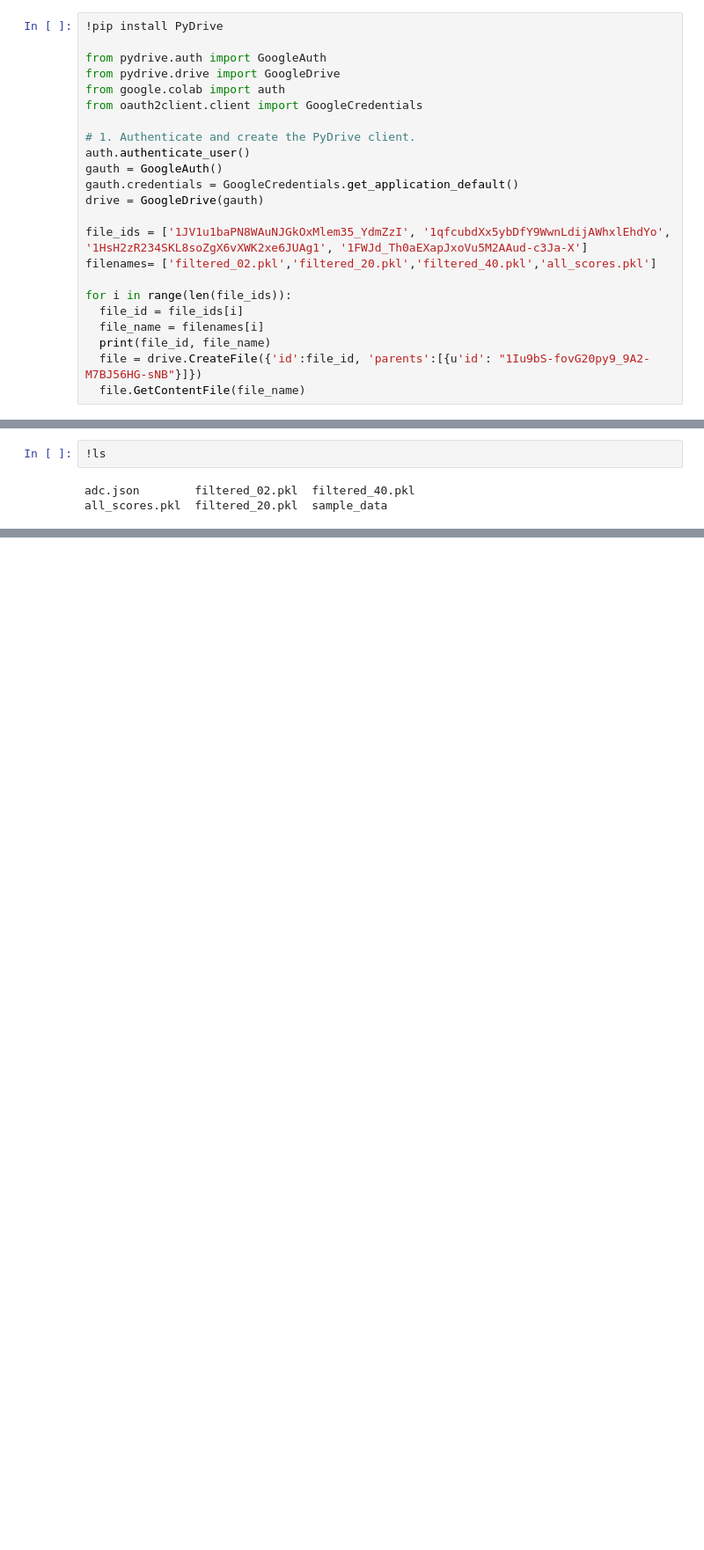
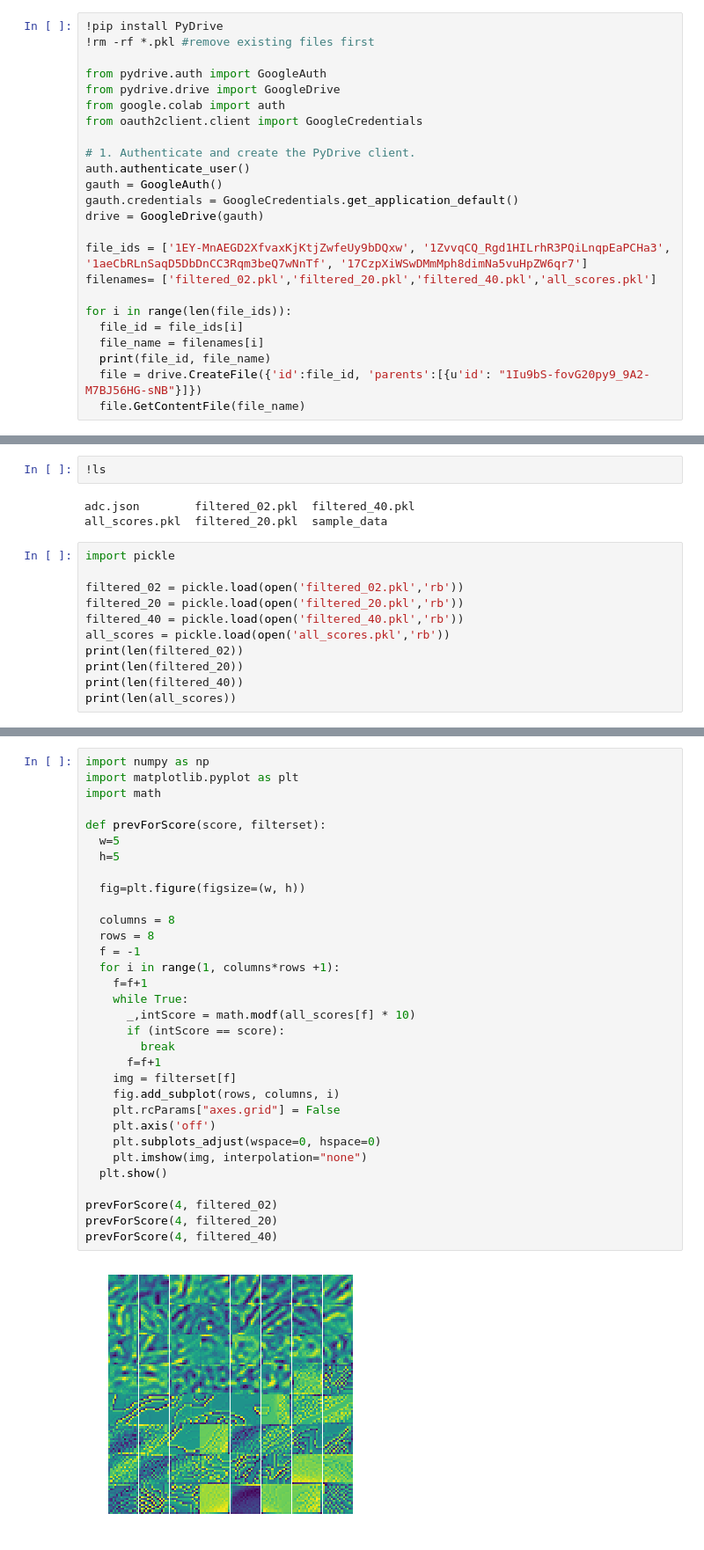
Before and after one commit to adifatol/BIQA, a Jupyter notebook: modelTraining.ipynb, the cells around one changed output, grey strips where cells are left out. Shown: that part at 88% size. Cells and saved outputs as stored; diff of their text form; blank space fills up the shorter version.

```diff
--- a/modelTraining.ipynb
+++ b/modelTraining.ipynb
@@ -4,6 +4,7 @@
 # Loading the features
 # %%
 !pip install PyDrive
+!rm -rf *.pkl #remove existing files first
 
 from pydrive.auth import GoogleAuth
 from pydrive.drive import GoogleDrive
@@ -16,7 +17,7 @@ gauth = GoogleAuth()
 gauth.credentials = GoogleCredentials.get_application_default()
 drive = GoogleDrive(gauth)
 
-file_ids = ['1JV1u1baPN8WAuNJGkOxMlem35_YdmZzI', '1qfcubdXx5ybDfY9WwnLdijAWhxlEhdYo', '1HsH2zR234SKL8soZgX6vXWK2xe6JUAg1', '1FWJd_Th0aEXapJxoVu5M2AAud-c3Ja-X']
+file_ids = ['1EY-MnAEGD2XfvaxKjKtjZwfeUy9bDQxw', '1ZvvqCQ_Rgd1HILrhR3PQiLnqpEaPCHa3', '1aeCbRLnSaqD5DbDnCC3Rqm3beQ7wNnTf', '17CzpXiWSwDMmMph8dimNa5vuHpZW6qr7']
 filenames= ['filtered_02.pkl','filtered_20.pkl','filtered_40.pkl','all_scores.pkl']
 
 for i in range(len(file_ids)):
@@ -45,3 +46,14 @@ Requirement already satisfied: rsa>=3.1.4 in /usr/local/lib/python3.6/dist-packa
 # %% [output]
 adc.json        filtered_02.pkl  filtered_40.pkl
 all_scores.pkl  filtered_20.pkl  sample_data
+# %%
+import pickle
+
+filtered_02 = pickle.load(open('filtered_02.pkl','rb'))
+filtered_20 = pickle.load(open('filtered_20.pkl','rb'))
+filtered_40 = pickle.load(open('filtered_40.pkl','rb'))
+all_scores = pickle.load(open('all_scores.pkl','rb'))
+print(len(filtered_02))
+print(len(filtered_20))
+print(len(filtered_40))
+print(len(all_scores))
@@ -47,0 +65,34 @@ all_scores.pkl  filtered_20.pkl  sample_data
+# %%
+import numpy as np
+import matplotlib.pyplot as plt
+import math
+
+def prevForScore(score, filterset):
+  w=5
+  h=5
+
+  fig=plt.figure(figsize=(w, h))
+
+  columns = 8
+  rows = 8
+  f = -1
+  for i in range(1, columns*rows +1):
+    f=f+1
+    while True:
+      _,intScore = math.modf(all_scores[f] * 10)
+      if (intScore == score):
+        break
+      f=f+1
+    img = filterset[f]
+    fig.add_subplot(rows, columns, i)
+    plt.rcParams["axes.grid"] = False
+    plt.axis('off')
+    plt.subplots_adjust(wspace=0, hspace=0)
+    plt.imshow(img, interpolation="none")
+  plt.show()
+
+prevForScore(4, filtered_02)
+prevForScore(4, filtered_20)
+prevForScore(4, filtered_40)
+# %% [output]
+[figure, added]
```
Also changed, not shown: parts of 3 cells of this notebook.
